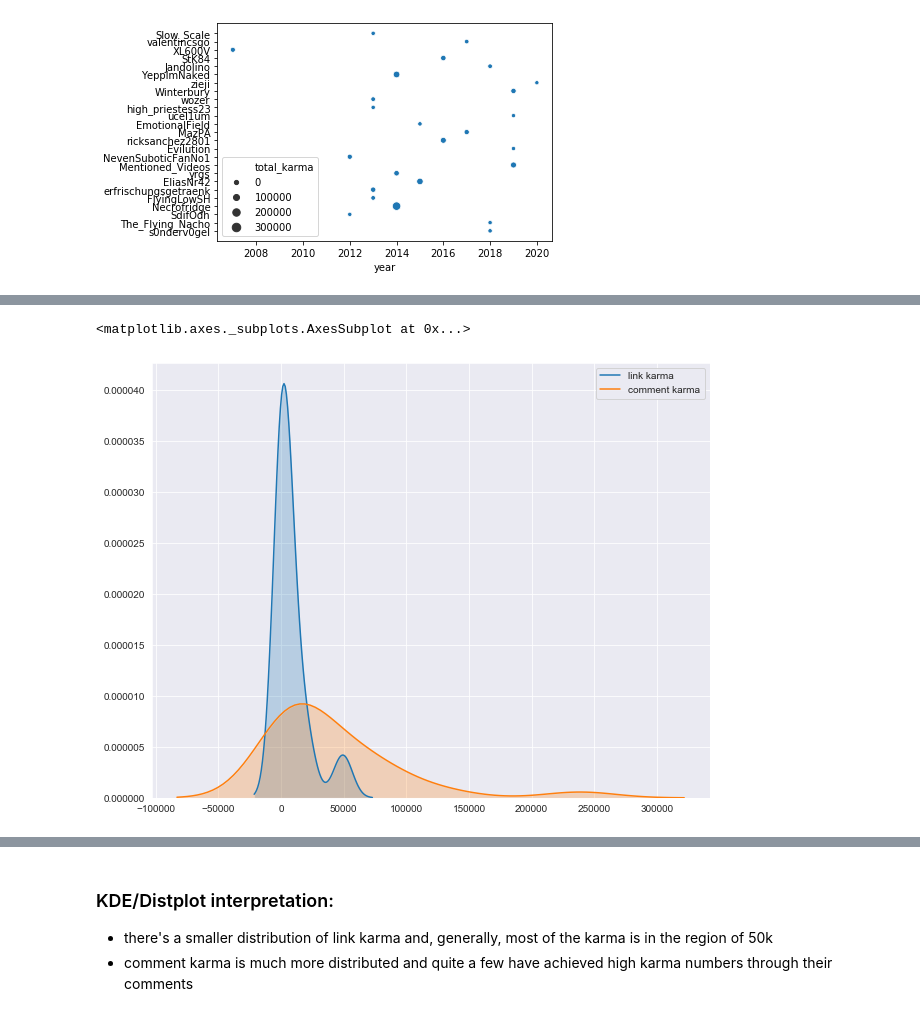
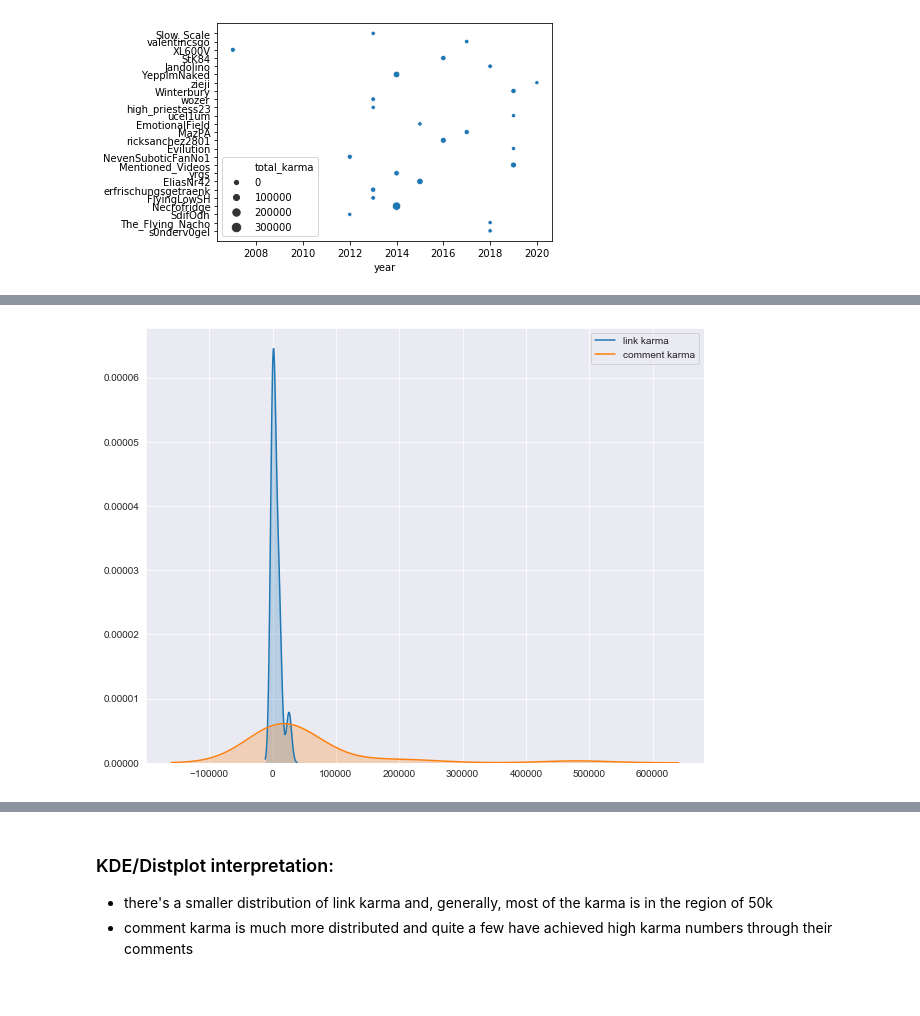
Before and after one commit to xaverdorner/reddit_analysis_project, a Jupyter notebook: Reddit_visualizations.ipynb, the cells around one changed output, grey strips where cells are left out. Saved outputs shown, nothing was run; the diff lists cells and outputs as text; code cells hidden in the pictures.

```diff
--- a/Reddit_visualizations.ipynb
+++ b/Reddit_visualizations.ipynb
@@ -83,8 +130,12 @@ sns.distplot(year)
 # %%
-plt.figure(figsize=(10,(8)))
-sns.set_style('darkgrid')
-sns.kdeplot(top_25['link_karma'], shade=True, label='link karma')
-sns.kdeplot(top_25['comment_karma'], shade=True, label= 'comment karma')
+# defining a kde plot function
+def kde_plotter(dataframe):
+    """plot a kde plot showing distribution of link karma to comment karma"""
+    plt.figure(figsize=(10,(8)))
+    sns.set_style('darkgrid')
+    sns.kdeplot(dataframe['link_karma'], shade=True, label='link karma')
+    sns.kdeplot(dataframe['comment_karma'], shade=True, label= 'comment karma')
-# %% [output]
-<matplotlib.axes._subplots.AxesSubplot at 0x...>
-[figure, removed]
+# %%
+kde_plotter(positive)
+# %% [output]
+[figure, added]
```
Also changed, not shown: parts of 22 cells of this notebook, 2 other files.
